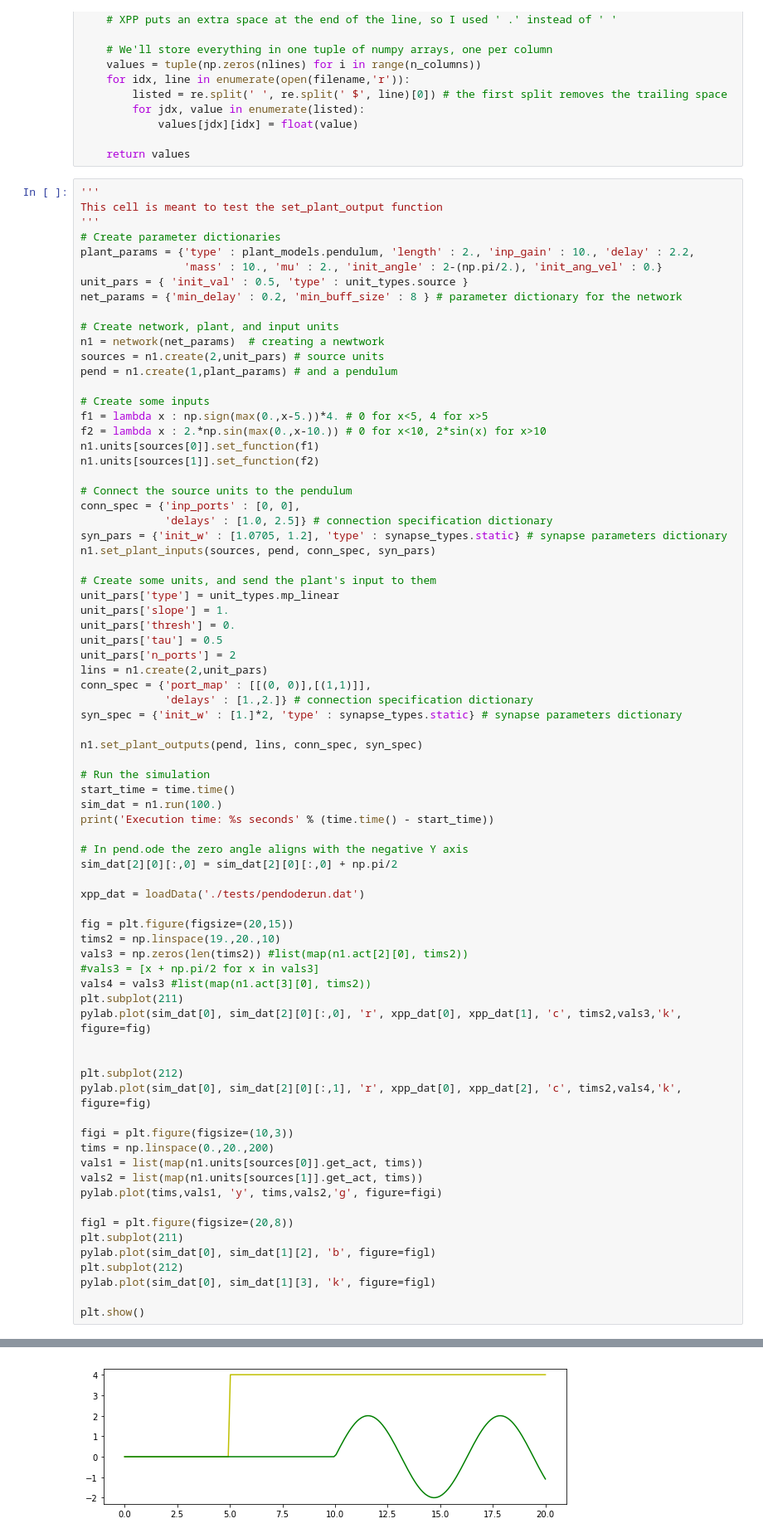
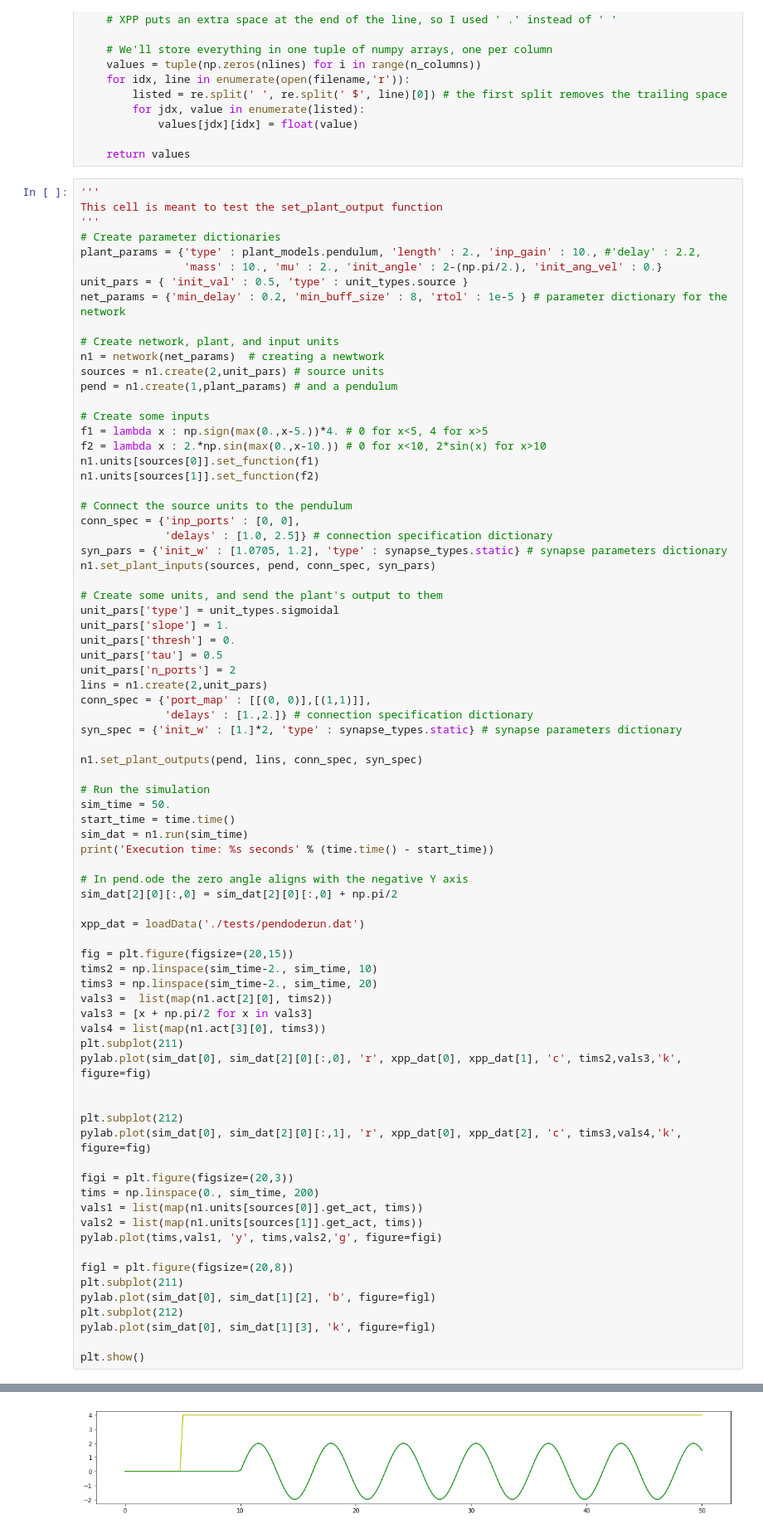
Before and after one commit to CNS-OIST/draculab, a Jupyter notebook: test7.ipynb, the cells around one changed output, grey strips where cells are left out. Shown at 83% size. Drawn from its saved outputs; the diff is of its cells as text.

```diff
--- a/test7.ipynb
+++ b/test7.ipynb
@@ -33,10 +33,10 @@ def loadData(filename):
 This cell is meant to test the set_plant_output function
 '''
 # Create parameter dictionaries
-plant_params = {'type' : plant_models.pendulum, 'length' : 2., 'inp_gain' : 10., 'delay' : 2.2,
+plant_params = {'type' : plant_models.pendulum, 'length' : 2., 'inp_gain' : 10., #'delay' : 2.2,
                 'mass' : 10., 'mu' : 2., 'init_angle' : 2-(np.pi/2.), 'init_ang_vel' : 0.}
 unit_pars = { 'init_val' : 0.5, 'type' : unit_types.source }
-net_params = {'min_delay' : 0.2, 'min_buff_size' : 8 } # parameter dictionary for the network
+net_params = {'min_delay' : 0.2, 'min_buff_size' : 8, 'rtol' : 1e-5 } # parameter dictionary for the network
 
 # Create network, plant, and input units
 n1 = network(net_params)  # creating a newtwork
@@ -55,8 +55,8 @@ conn_spec = {'inp_ports' : [0, 0],
 syn_pars = {'init_w' : [1.0705, 1.2], 'type' : synapse_types.static} # synapse parameters dictionary
 n1.set_plant_inputs(sources, pend, conn_spec, syn_pars)
 
-# Create some units, and send the plant's input to them
-unit_pars['type'] = unit_types.mp_linear
+# Create some units, and send the plant's output to them
+unit_pars['type'] = unit_types.sigmoidal
 unit_pars['slope'] = 1.
 unit_pars['thresh'] = 0.
 unit_pars['tau'] = 0.5
@@ -69,8 +69,9 @@ syn_spec = {'init_w' : [1.]*2, 'type' : synapse_types.static} # synapse paramete
 n1.set_plant_outputs(pend, lins, conn_spec, syn_spec)
 
 # Run the simulation
+sim_time = 50.
 start_time = time.time()
-sim_dat = n1.run(100.)
+sim_dat = n1.run(sim_time)
 print('Execution time: %s seconds' % (time.time() - start_time))
 
 # In pend.ode the zero angle aligns with the negative Y axis
@@ -79,19 +80,20 @@ sim_dat[2][0][:,0] = sim_dat[2][0][:,0] + np.pi/2
 xpp_dat = loadData('./tests/pendoderun.dat')
 
 fig = plt.figure(figsize=(20,15))
-tims2 = np.linspace(19.,20.,10)
-vals3 = np.zeros(len(tims2)) #list(map(n1.act[2][0], tims2))
-#vals3 = [x + np.pi/2 for x in vals3]
-vals4 = vals3 #list(map(n1.act[3][0], tims2))
+tims2 = np.linspace(sim_time-2., sim_time, 10)
+tims3 = np.linspace(sim_time-2., sim_time, 20)
+vals3 =  list(map(n1.act[2][0], tims2))
+vals3 = [x + np.pi/2 for x in vals3]
+vals4 = list(map(n1.act[3][0], tims3))
 plt.subplot(211)
 pylab.plot(sim_dat[0], sim_dat[2][0][:,0], 'r', xpp_dat[0], xpp_dat[1], 'c', tims2,vals3,'k', figure=fig)
 
 
 plt.subplot(212)
-pylab.plot(sim_dat[0], sim_dat[2][0][:,1], 'r', xpp_dat[0], xpp_dat[2], 'c', tims2,vals4,'k', figure=fig)
+pylab.plot(sim_dat[0], sim_dat[2][0][:,1], 'r', xpp_dat[0], xpp_dat[2], 'c', tims3,vals4,'k', figure=fig)
 
-figi = plt.figure(figsize=(10,3))
-tims = np.linspace(0.,20.,200)
+figi = plt.figure(figsize=(20,3))
+tims = np.linspace(0., sim_time, 200)
 vals1 = list(map(n1.units[sources[0]].get_act, tims))
 vals2 = list(map(n1.units[sources[1]].get_act, tims))
 pylab.plot(tims,vals1, 'y', tims,vals2,'g', figure=figi)
@@ -109 +111 @@ Execution time: 0.2978196144104004 seconds
-[figure, old version]
+[figure, new version]
```
Also changed, not shown: parts of 2 cells of this notebook, 10 other files.
